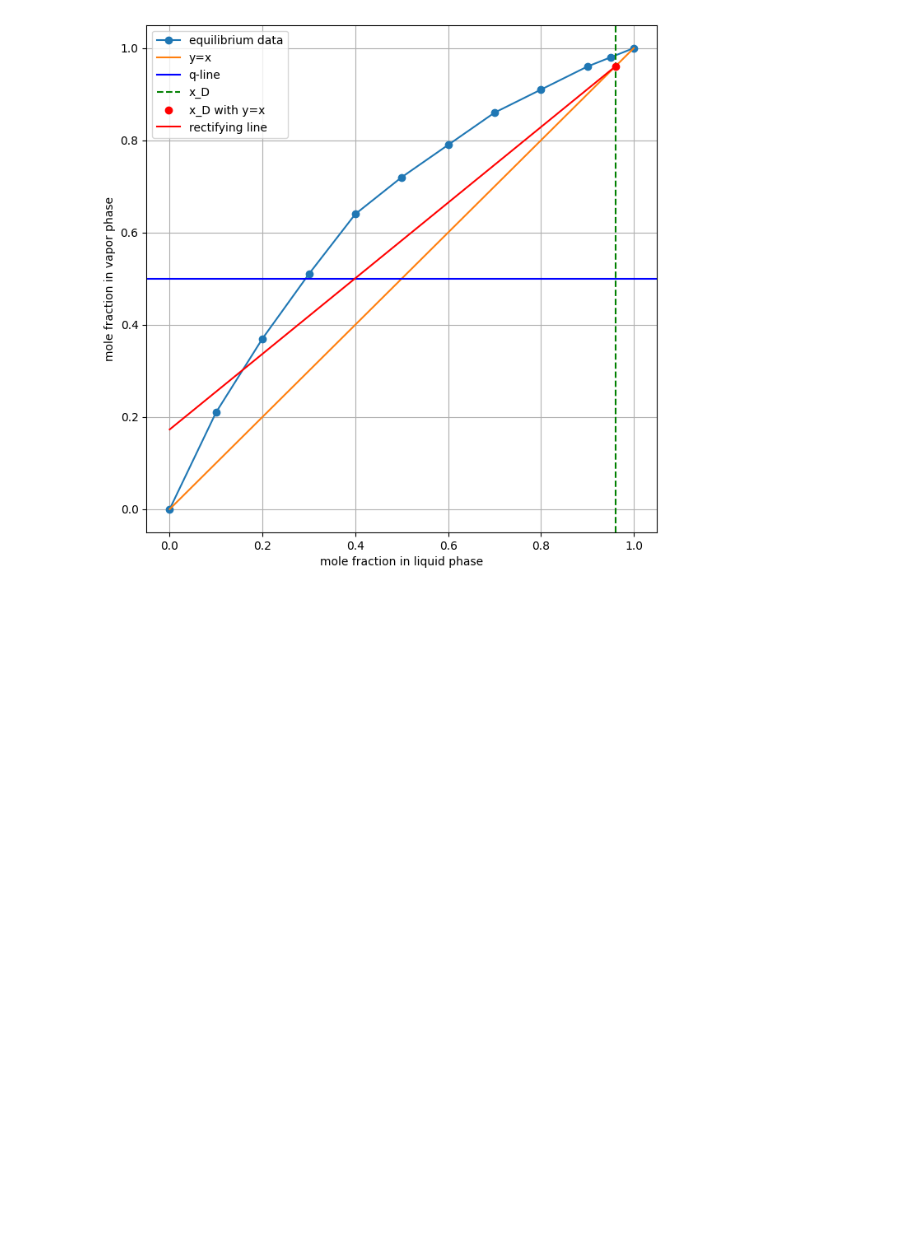
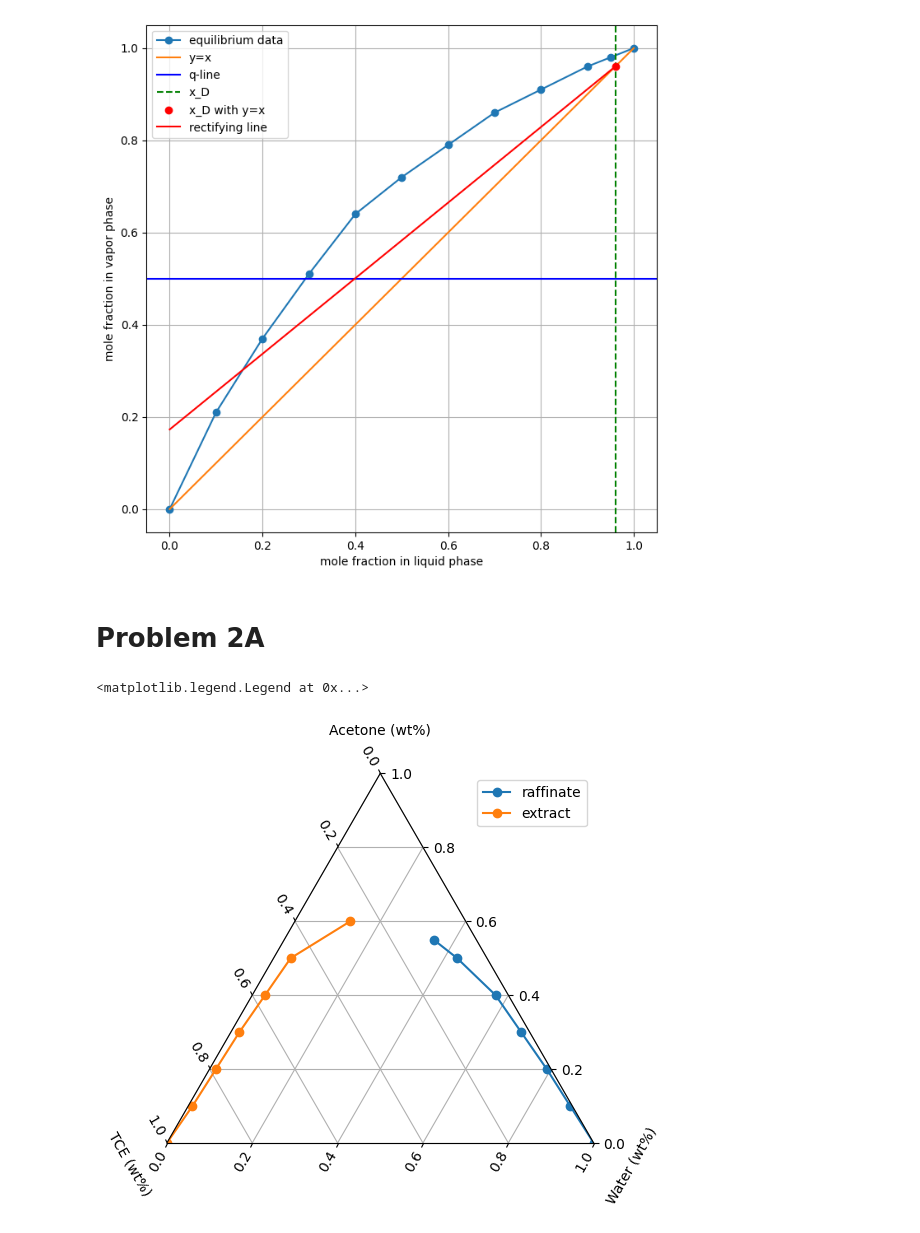
Before and after one commit to rahilisashaik/cbe_150b, a Jupyter notebook: hw10.ipynb, the cells around one changed output. Drawn from its saved outputs; the diff is of its cells as text; code cells hidden in the pictures; blank space fills up the shorter version.

Commit message:
hw10 problem 2

```diff
--- a/hw10.ipynb
+++ b/hw10.ipynb
@@ -68,3 +69,30 @@ plt.legend()
 plt.grid(True)
 # %% [output]
 [figure]
+# %% [markdown]
+# Problem 2A
+# %%
+extract = {
+    "acetone": [60, 50, 40, 30, 20, 10, 0],
+    "water": [13, 4, 3, 2, 1.5, 1, 0],
+    "TCE": [27, 46, 57, 68, 78.5, 89, 100]
+}
+
+
+raffinate = {
+    "acetone": [55, 50, 40, 30, 20, 10, 0],
+    "water": [35, 43, 57, 68, 79, 89.5, 100],
+    "TCE": [10, 7, 3, 2, 1, 0.5, 0]
+}
+
+fig, ax = plt.subplots(subplot_kw={'projection': 'ternary'})
+ax.set_tlabel("Acetone (wt%)") # solute
+ax.set_llabel("TCE (wt%)")  # solvent
+ax.set_rlabel("Water (wt%)")  # carrier
+ax.plot(raffinate['acetone'], raffinate['TCE'], raffinate['water'], label='raffinate', marker='o')
+ax.plot(extract['acetone'], extract['TCE'], extract['water'], label='extract', marker='o')
+plt.grid()
+plt.legend()
+# %% [output]
+<matplotlib.legend.Legend at 0x...>
+[figure, added]
```
Also changed, not shown: parts of 3 cells of this notebook, 1 other file.
